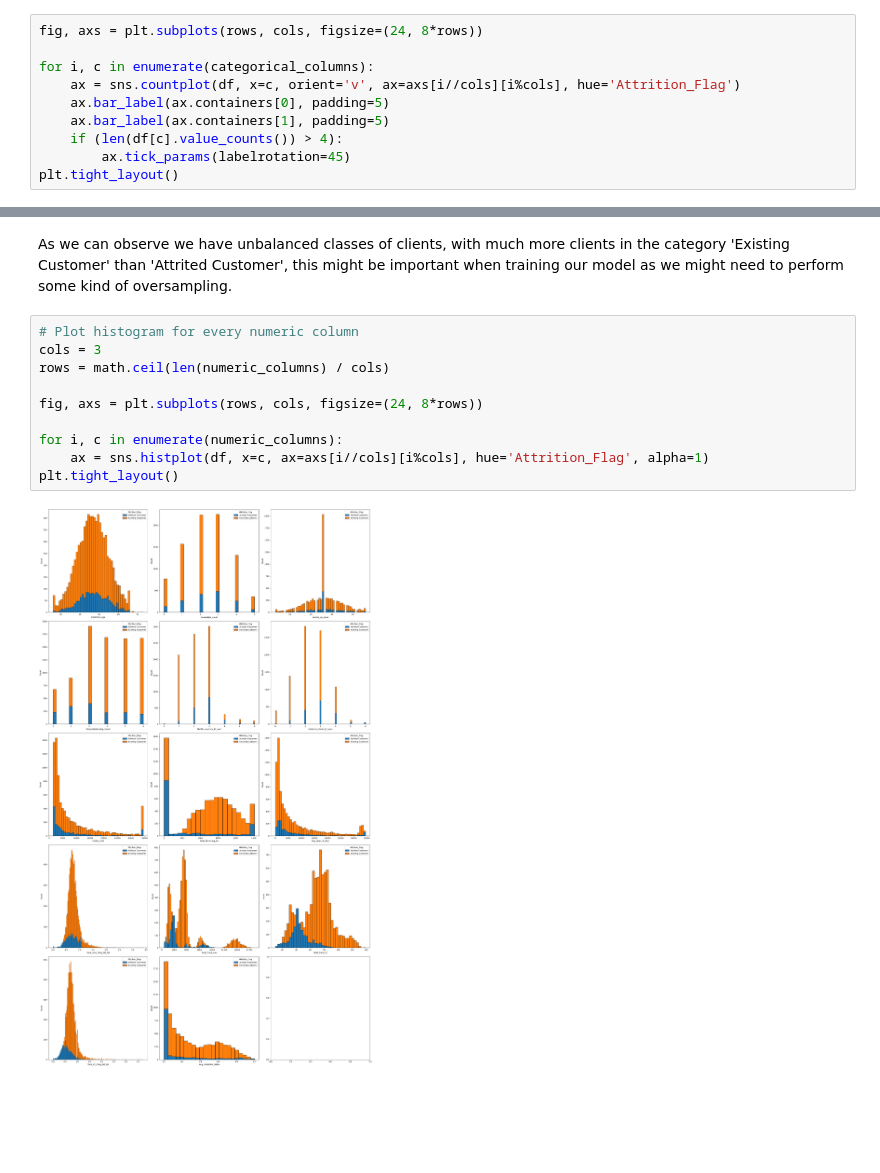
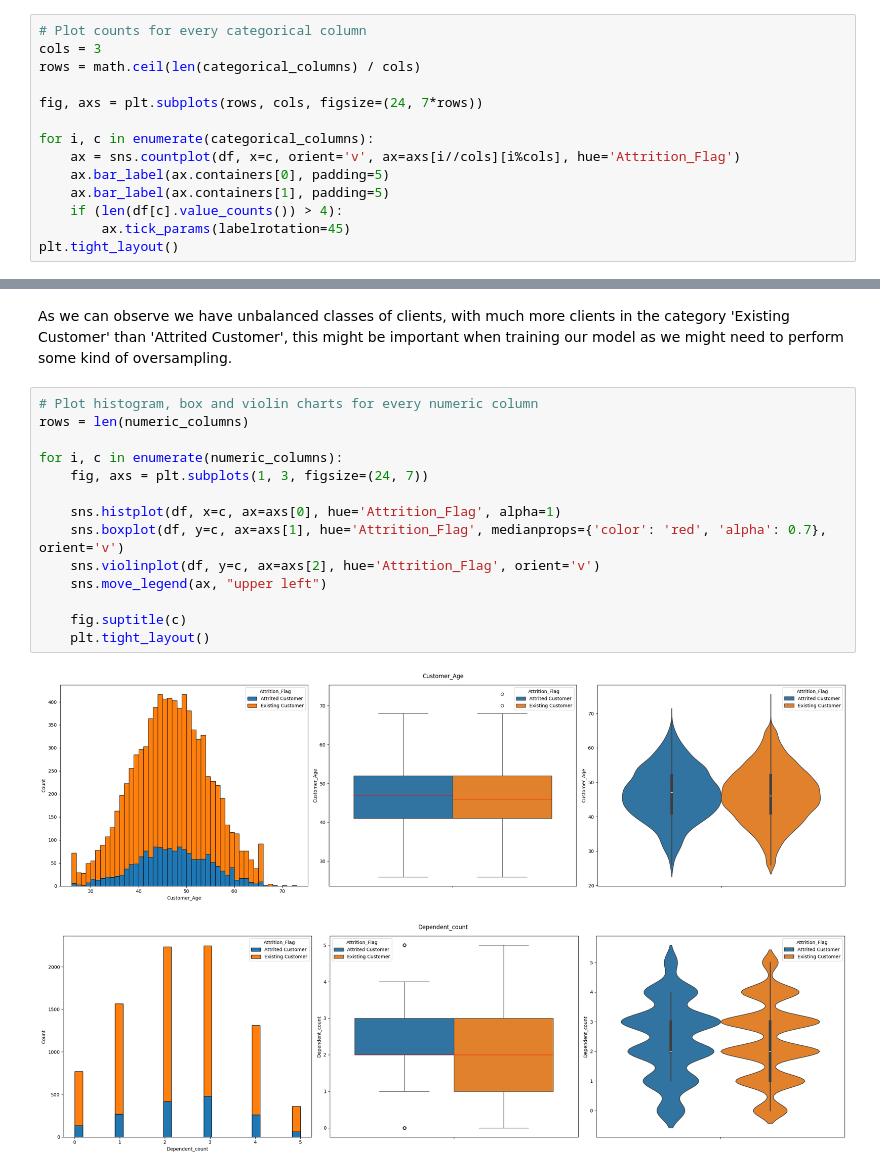
Before and after one commit to Drieger/ml-churn-classification, a Jupyter notebook: notebooks/analysis.ipynb, the cells around one changed output, grey strips where cells are left out. Drawn from its saved outputs; the diff is of its cells as text; blank space fills up the shorter version.

```diff
--- a/notebooks/analysis.ipynb
+++ b/notebooks/analysis.ipynb
@@ -245,5 +241,9 @@ rows = math.ceil(len(categorical_columns) / cols)
 # %%
-fig, axs = plt.subplots(rows, cols, figsize=(24, 8*rows))
+# Plot counts for every categorical column
+cols = 3
+rows = math.ceil(len(categorical_columns) / cols)
+
+fig, axs = plt.subplots(rows, cols, figsize=(24, 7*rows))
 
 for i, c in enumerate(categorical_columns):
     ax = sns.countplot(df, x=c, orient='v', ax=axs[i//cols][i%cols], hue='Attrition_Flag')
@@ -257,14 +257,19 @@ plt.tight_layout()
 # %% [markdown]
 As we can observe we have unbalanced classes of clients, with much more clients in the category 'Existing Customer' than 'Attrited Customer', this might be important when training our model as we might need to perform some kind of oversampling.
 # %%
-# Plot histogram for every numeric column
-cols = 3
-rows = math.ceil(len(numeric_columns) / cols)
-
-fig, axs = plt.subplots(rows, cols, figsize=(24, 8*rows))
+# Plot histogram, box and violin charts for every numeric column
+rows = len(numeric_columns)
 
 for i, c in enumerate(numeric_columns):
-    ax = sns.histplot(df, x=c, ax=axs[i//cols][i%cols], hue='Attrition_Flag', alpha=1)
-plt.tight_layout()
+    fig, axs = plt.subplots(1, 3, figsize=(24, 7))
+
+    sns.histplot(df, x=c, ax=axs[0], hue='Attrition_Flag', alpha=1)
+    sns.boxplot(df, y=c, ax=axs[1], hue='Attrition_Flag', medianprops={'color': 'red', 'alpha': 0.7}, orient='v')
+    sns.violinplot(df, y=c, ax=axs[2], hue='Attrition_Flag', orient='v')
+    sns.move_legend(ax, "upper left")
+
+    fig.suptitle(c)
+    plt.tight_layout()
 # %% [output]
-[figure, old version]
+[figure, new version]
+[figure, added]
```
Also changed, not shown: parts of 5 cells of this notebook.
